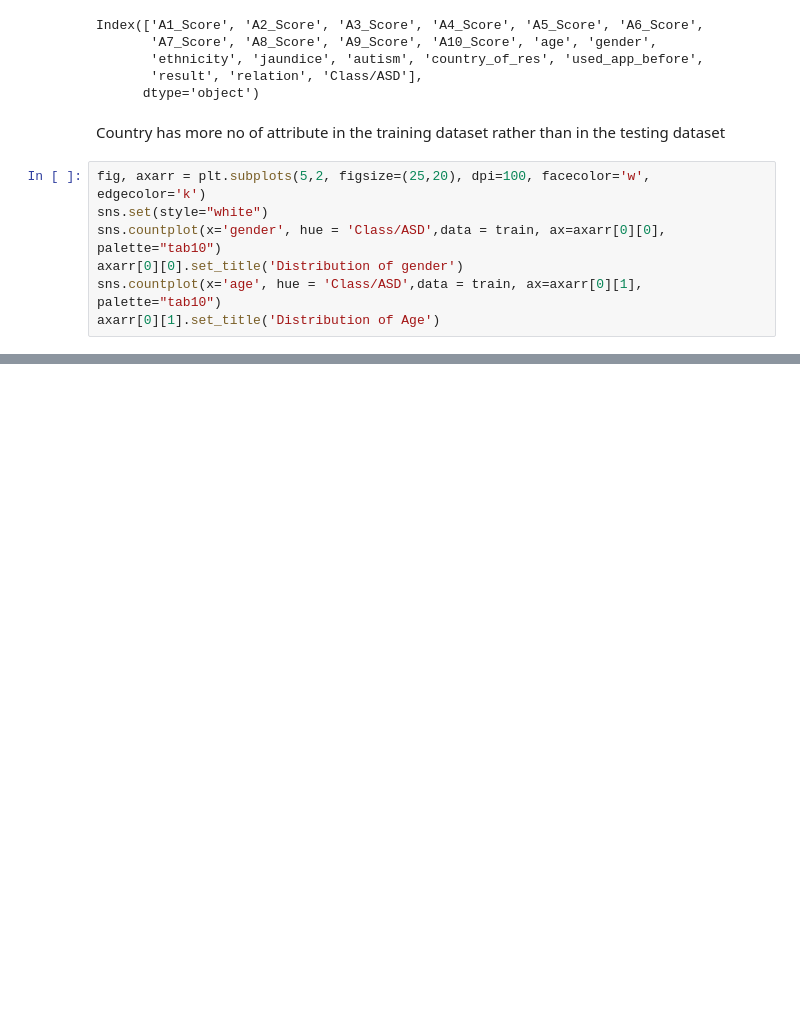
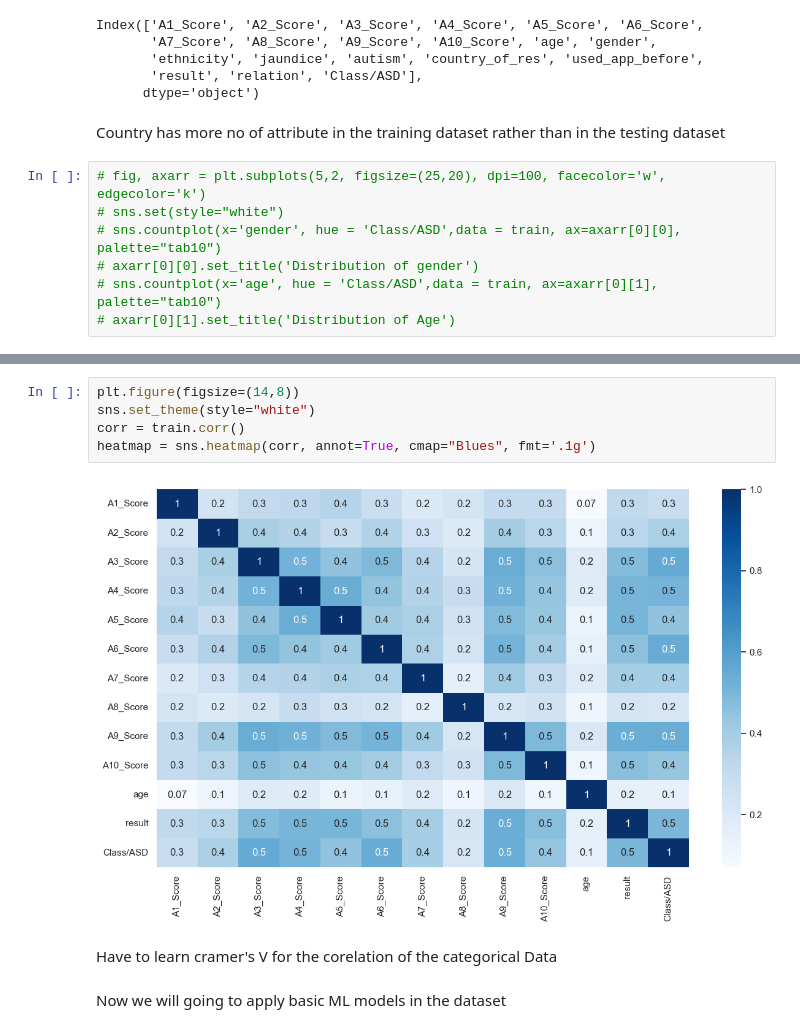
Before and after one commit to QuantumShot10/Autism-Disorder, a Jupyter notebook: Autism-prediction/autism_data.ipynb, the cells around one changed output, grey strips where cells are left out. Cells and saved outputs as stored; diff of their text form; blank space fills up the shorter version.

Commit message:
Add files via upload
EDA basic Analysis

```diff
--- a/Autism-prediction/autism_data.ipynb
+++ b/Autism-prediction/autism_data.ipynb
@@ -162,9 +194,9 @@ Index(['A1_Score', 'A2_Score', 'A3_Score', 'A4_Score', 'A5_Score', 'A6_Score',
 # %% [markdown]
 Country has more no of attribute in the training dataset rather than in the testing dataset
 # %%
-fig, axarr = plt.subplots(5,2, figsize=(25,20), dpi=100, facecolor='w', edgecolor='k')
-sns.set(style="white")
-sns.countplot(x='gender', hue = 'Class/ASD',data = train, ax=axarr[0][0], palette="tab10")
-axarr[0][0].set_title('Distribution of gender')
-sns.countplot(x='age', hue = 'Class/ASD',data = train, ax=axarr[0][1], palette="tab10")
-axarr[0][1].set_title('Distribution of Age')
+# fig, axarr = plt.subplots(5,2, figsize=(25,20), dpi=100, facecolor='w', edgecolor='k')
+# sns.set(style="white")
+# sns.countplot(x='gender', hue = 'Class/ASD',data = train, ax=axarr[0][0], palette="tab10")
+# axarr[0][0].set_title('Distribution of gender')
+# sns.countplot(x='age', hue = 'Class/ASD',data = train, ax=axarr[0][1], palette="tab10")
+# axarr[0][1].set_title('Distribution of Age')
@@ -183,0 +237,11 @@ sns.countplot(x='gender', hue = 'Class/ASD',data = train)
+# %%
+plt.figure(figsize=(14,8))
+sns.set_theme(style="white")
+corr = train.corr()
+heatmap = sns.heatmap(corr, annot=True, cmap="Blues", fmt='.1g')
+# %% [output]
+[figure, added]
+# %% [markdown]
+Have to learn cramer's V for the corelation of the categorical Data
+# %% [markdown]
+Now we will going to apply basic ML models in the dataset
```
Also changed, not shown: parts of 10 cells of this notebook.
